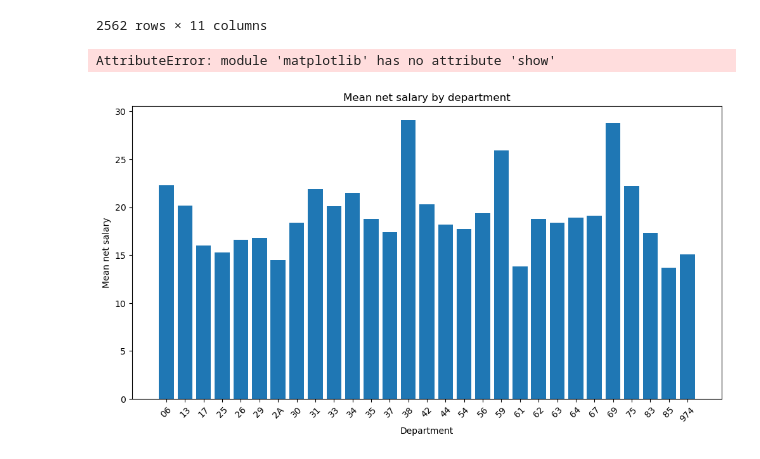
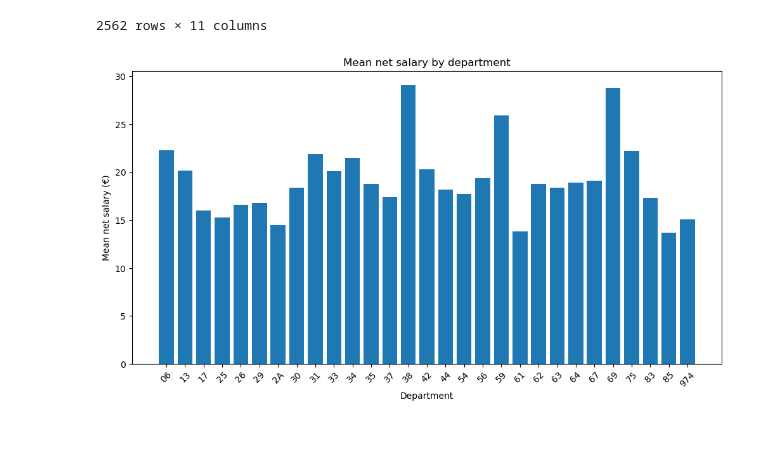
Before and after one commit to LunaGrandjean/PROJET_LOYERS, a Jupyter notebook: script/Salary.ipynb, the cells around one changed output. Cells and saved outputs as stored; diff of their text form; code cells hidden in the pictures.

```diff
--- a/script/Salary.ipynb
+++ b/script/Salary.ipynb
@@ -113,14 +116,13 @@ df_sal_with_dept_filtered
 # %%
 plt.figure(figsize=(12, 6))
 plt.bar(df_sal_with_dept_filtered['department_code'], df_sal_with_dept_filtered['mean net salary (MNS)'])
 plt.xlabel('Department')
-plt.ylabel('Mean net salary')
+plt.ylabel('Mean net salary (€)')
 plt.title('Mean net salary by department')
 plt.xticks(rotation=45)
-pl.show()
+plt.show()
 # %% [output]
-AttributeError: module 'matplotlib' has no attribute 'show'
-[figure, old version]
+[figure, new version]
 # %%
 # Create a histogram
 plt.hist(df_sal_with_dept_filtered['mean net salary (MNS)'], bins=20)
```
Also changed, not shown: parts of 6 cells of this notebook.
